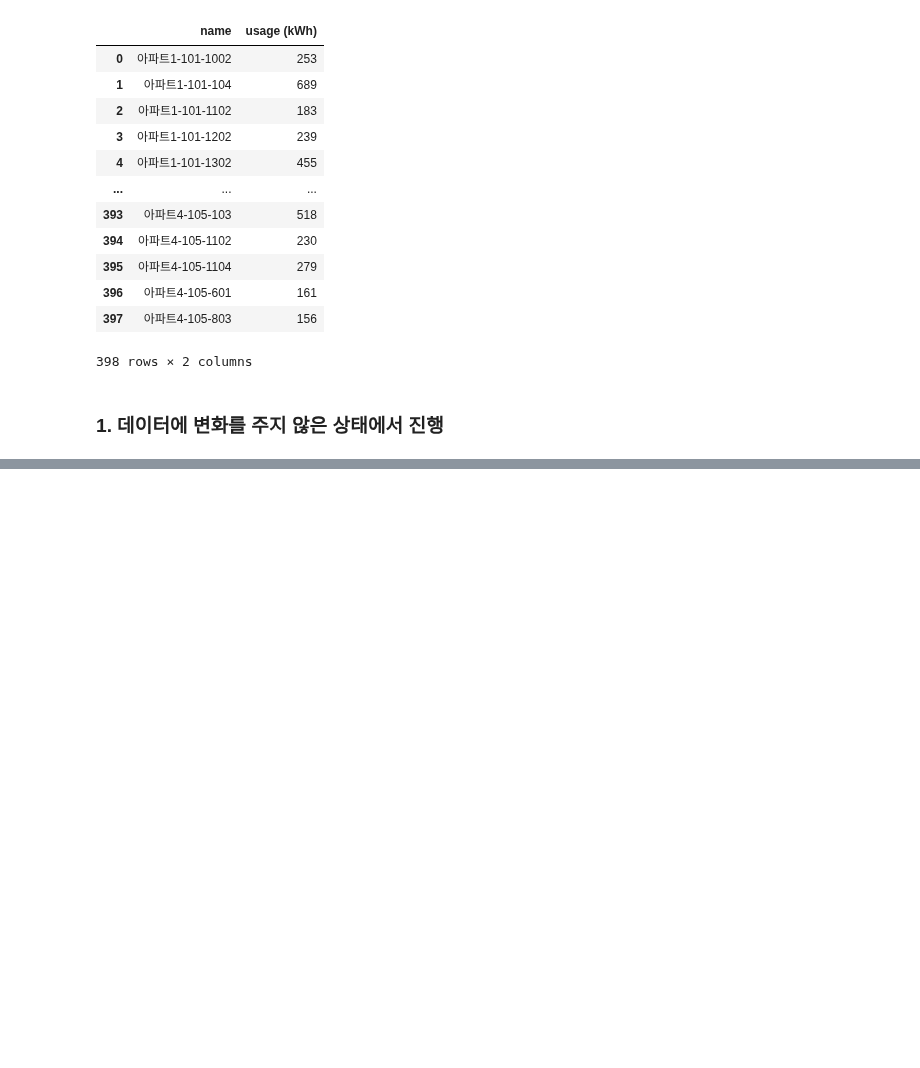
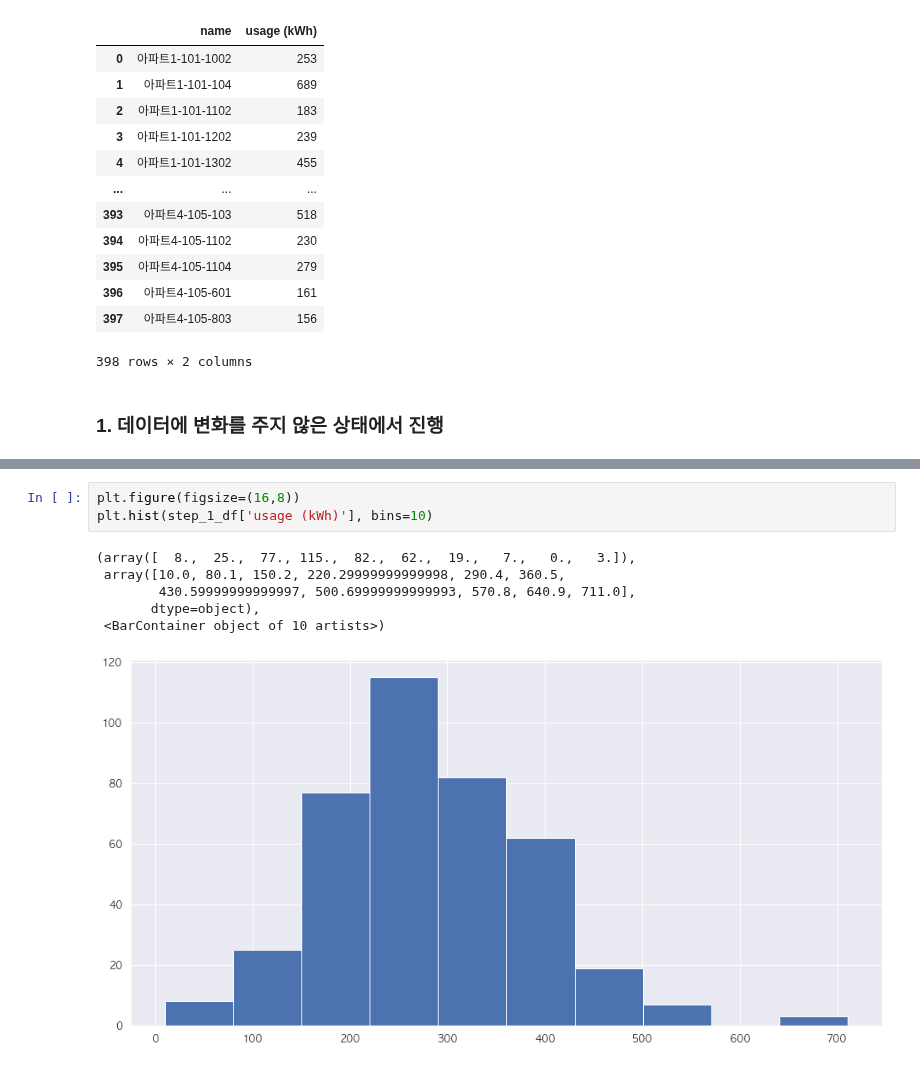
Before and after one commit to formegusto/contract-recommendation-system, a Jupyter notebook: prototype/notebook/documentation.ipynb, the cells around one changed output, grey strips where cells are left out. Cells and saved outputs as stored; diff of their text form; blank space fills up the shorter version.

```diff
--- a/prototype/notebook/documentation.ipynb
+++ b/prototype/notebook/documentation.ipynb
@@ -85,0 +112,10 @@ result = bill_calc(month_datas_df, p, min_per, max_per)
+# %%
+plt.figure(figsize=(16,8))
+plt.hist(step_1_df['usage (kWh)'], bins=10)
+# %% [output]
+(array([  8.,  25.,  77., 115.,  82.,  62.,  19.,   7.,   0.,   3.]),
+ array([10.0, 80.1, 150.2, 220.29999999999998, 290.4, 360.5,
+        430.59999999999997, 500.69999999999993, 570.8, 640.9, 711.0],
+       dtype=object),
+ <BarContainer object of 10 artists>)
+[figure, added]
```
Also changed, not shown: parts of 20 cells of this notebook, 1 other file.
